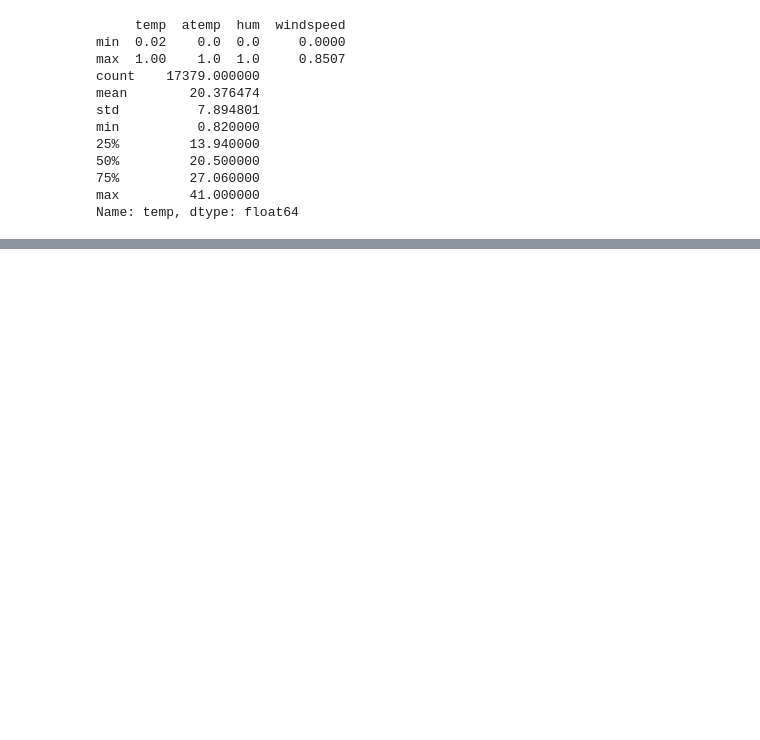
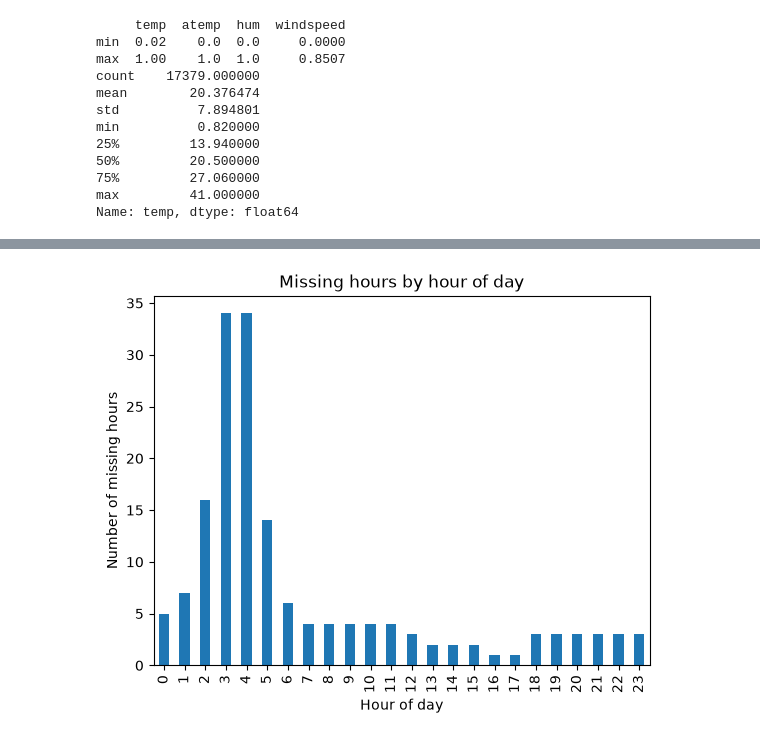
Before and after one commit to abhi-shake-ds/Let_Them_Cook, a Jupyter notebook: notebooks/01-eda.ipynb, the cells around one changed output, grey strips where cells are left out. Drawn from its saved outputs; the diff is of its cells as text; code cells hidden in the pictures; blank space fills up the shorter version.

Commit message:
EDA: findings and missing hours decision

```diff
--- a/notebooks/01-eda.ipynb
+++ b/notebooks/01-eda.ipynb
@@ -86,3 +86,12 @@ min          0.820000
 75%         27.060000
 max         41.000000
 Name: temp, dtype: float64
+# %%
+df['timestamp'] = pd.to_datetime(df['dteday']) + pd.to_timedelta(df['hr'], unit='h')
+full = pd.date_range(df['timestamp'].min(), df['timestamp'].max(), freq='h')
+missing = full.difference(df['timestamp'])
+
+print('hours in file:', len(df))
+print('hours expected:', len(full))
+print('missing hours:', len(missing))
+print('share missing: %.2f%%' % (100 * len(missing) / len(full)))
@@ -88,0 +103,12 @@ Name: temp, dtype: float64
+# %%
+miss = pd.DataFrame({'timestamp': missing}).sort_values('timestamp').reset_index(drop=True)
+miss['hr'] = miss['timestamp'].dt.hour
+miss['date'] = miss['timestamp'].dt.date
+
+print(miss['hr'].value_counts().sort_index())
+print(miss['date'].value_counts().head(10))
+
+miss['run_id'] = (miss['timestamp'].diff() != pd.Timedelta(hours=1)).cumsum()
+runs = miss.groupby('run_id').size()
+print('number of separate gaps:', len(runs))
+print(runs.value_counts().sort_index())
@@ -88,0 +133,9 @@ Name: temp, dtype: float64
+# %%
+miss['hr'].value_counts().sort_index().plot(kind='bar')
+plt.xlabel('Hour of day')
+plt.ylabel('Number of missing hours')
+plt.title('Missing hours by hour of day')
+plt.savefig('../results/figures/missing_hours_by_hour.png', dpi=150, bbox_inches='tight')
+plt.show()
+# %% [output]
+[figure, added]
```
Also changed, not shown: parts of 6 cells of this notebook, 1 other file.
